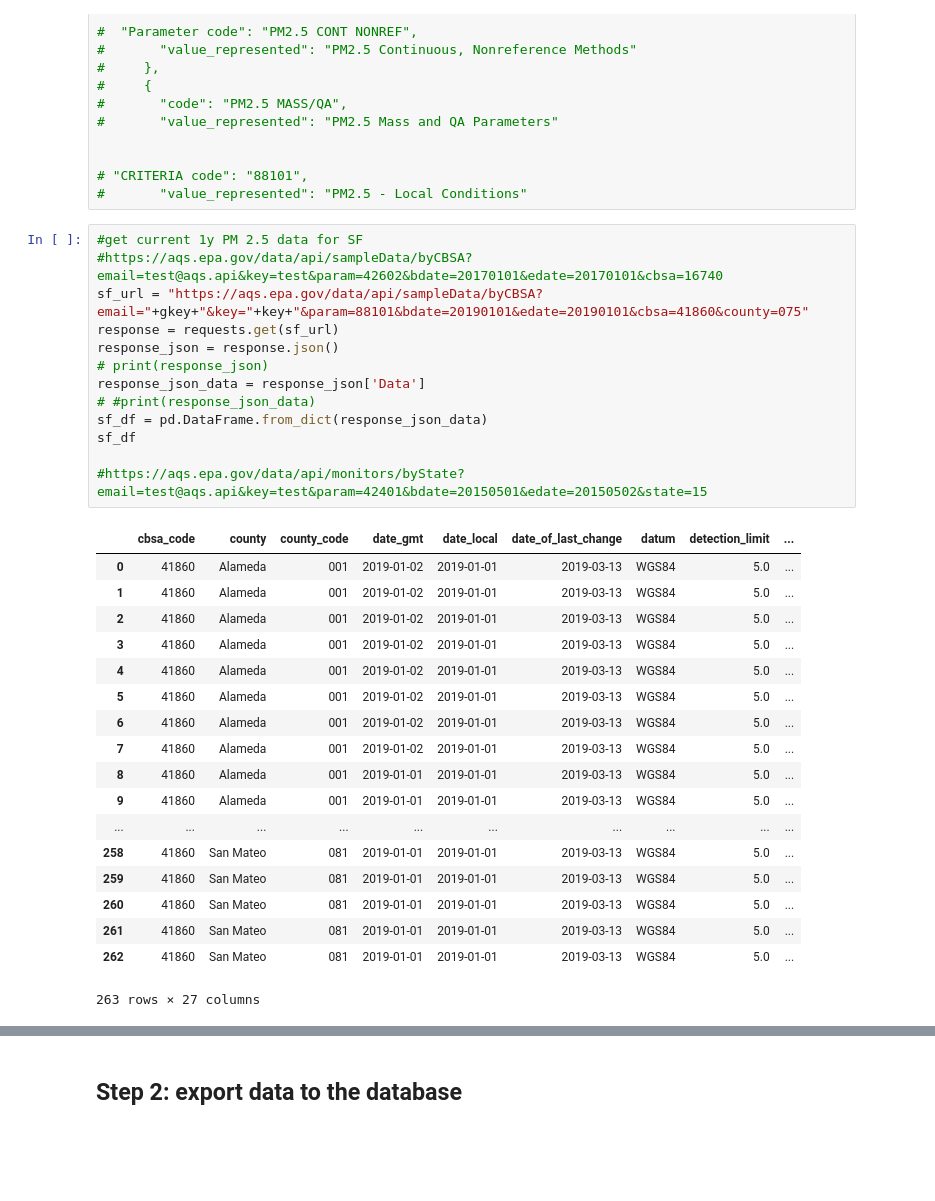
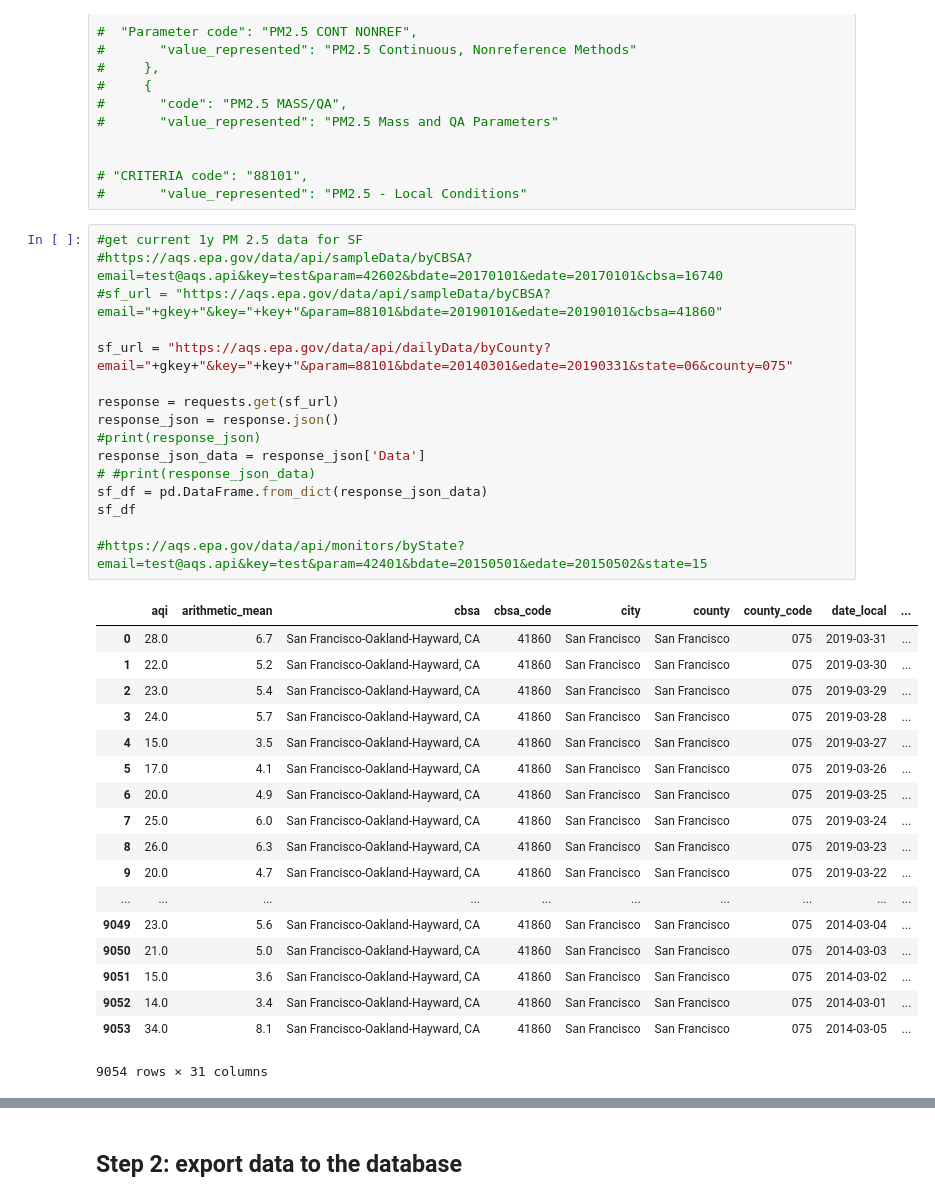
Before and after one commit to chengchenggan/AirQuanlityMonitor, a Jupyter notebook: Air_quantity.ipynb, the cells around one changed output, grey strips where cells are left out. Cells and saved outputs as stored; diff of their text form; blank space fills up the shorter version.

Commit message:
add sf data

```diff
--- a/Air_quantity.ipynb
+++ b/Air_quantity.ipynb
@@ -70,32 +70,35 @@ city_df
 # %%
 #get current 1y PM 2.5 data for SF
 #https://aqs.epa.gov/data/api/sampleData/byCBSA?email=test@aqs.api&key=test&param=42602&bdate=20170101&edate=20170101&cbsa=16740
-sf_url = "https://aqs.epa.gov/data/api/sampleData/byCBSA?email="+gkey+"&key="+key+"&param=88101&bdate=20190101&edate=20190101&cbsa=41860&county=075"
+#sf_url = "https://aqs.epa.gov/data/api/sampleData/byCBSA?email="+gkey+"&key="+key+"&param=88101&bdate=20190101&edate=20190101&cbsa=41860"
+
+sf_url = "https://aqs.epa.gov/data/api/dailyData/byCounty?email="+gkey+"&key="+key+"&param=88101&bdate=20140301&edate=20190331&state=06&county=075"
+
 response = requests.get(sf_url)
 response_json = response.json()
-# print(response_json)
+#print(response_json)
 response_json_data = response_json['Data']
 # #print(response_json_data)
 sf_df = pd.DataFrame.from_dict(response_json_data)
 sf_df
 
 #https://aqs.epa.gov/data/api/monitors/byState?email=test@aqs.api&key=test&param=42401&bdate=20150501&edate=20150502&state=15
 # %% [output]
-|  | cbsa_code | county | county_code | date_gmt | date_local | date_of_last_change | datum | detection_limit | ... |
-| 0 | 41860 | Alameda | 001 | 2019-01-02 | 2019-01-01 | 2019-03-13 | WGS84 | 5.0 | ... |
-| 1 | 41860 | Alameda | 001 | 2019-01-02 | 2019-01-01 | 2019-03-13 | WGS84 | 5.0 | ... |
-| 2 | 41860 | Alameda | 001 | 2019-01-02 | 2019-01-01 | 2019-03-13 | WGS84 | 5.0 | ... |
-| 3 | 41860 | Alameda | 001 | 2019-01-02 | 2019-01-01 | 2019-03-13 | WGS84 | 5.0 | ... |
-| 4 | 41860 | Alameda | 001 | 2019-01-02 | 2019-01-01 | 2019-03-13 | WGS84 | 5.0 | ... |
-| 5 | 41860 | Alameda | 001 | 2019-01-02 | 2019-01-01 | 2019-03-13 | WGS84 | 5.0 | ... |
-| 6 | 41860 | Alameda | 001 | 2019-01-02 | 2019-01-01 | 2019-03-13 | WGS84 | 5.0 | ... |
-| 7 | 41860 | Alameda | 001 | 2019-01-02 | 2019-01-01 | 2019-03-13 | WGS84 | 5.0 | ... |
-| 8 | 41860 | Alameda | 001 | 2019-01-01 | 2019-01-01 | 2019-03-13 | WGS84 | 5.0 | ... |
-| 9 | 41860 | Alameda | 001 | 2019-01-01 | 2019-01-01 | 2019-03-13 | WGS84 | 5.0 | ... |
+|  | aqi | arithmetic_mean | cbsa | cbsa_code | city | county | county_code | date_local | ... |
+| 0 | 28.0 | 6.7 | San Francisco-Oakland-Hayward, CA | 41860 | San Francisco | San Francisco | 075 | 2019-03-31 | ... |
+| 1 | 22.0 | 5.2 | San Francisco-Oakland-Hayward, CA | 41860 | San Francisco | San Francisco | 075 | 2019-03-30 | ... |
+| 2 | 23.0 | 5.4 | San Francisco-Oakland-Hayward, CA | 41860 | San Francisco | San Francisco | 075 | 2019-03-29 | ... |
+| 3 | 24.0 | 5.7 | San Francisco-Oakland-Hayward, CA | 41860 | San Francisco | San Francisco | 075 | 2019-03-28 | ... |
+| 4 | 15.0 | 3.5 | San Francisco-Oakland-Hayward, CA | 41860 | San Francisco | San Francisco | 075 | 2019-03-27 | ... |
+| 5 | 17.0 | 4.1 | San Francisco-Oakland-Hayward, CA | 41860 | San Francisco | San Francisco | 075 | 2019-03-26 | ... |
+| 6 | 20.0 | 4.9 | San Francisco-Oakland-Hayward, CA | 41860 | San Francisco | San Francisco | 075 | 2019-03-25 | ... |
+| 7 | 25.0 | 6.0 | San Francisco-Oakland-Hayward, CA | 41860 | San Francisco | San Francisco | 075 | 2019-03-24 | ... |
+| 8 | 26.0 | 6.3 | San Francisco-Oakland-Hayward, CA | 41860 | San Francisco | San Francisco | 075 | 2019-03-23 | ... |
+| 9 | 20.0 | 4.7 | San Francisco-Oakland-Hayward, CA | 41860 | San Francisco | San Francisco | 075 | 2019-03-22 | ... |
 | ... | ... | ... | ... | ... | ... | ... | ... | ... | ... |
-| 258 | 41860 | San Mateo | 081 | 2019-01-01 | 2019-01-01 | 2019-03-13 | WGS84 | 5.0 | ... |
-| 259 | 41860 | San Mateo | 081 | 2019-01-01 | 2019-01-01 | 2019-03-13 | WGS84 | 5.0 | ... |
-| 260 | 41860 | San Mateo | 081 | 2019-01-01 | 2019-01-01 | 2019-03-13 | WGS84 | 5.0 | ... |
-| 261 | 41860 | San Mateo | 081 | 2019-01-01 | 2019-01-01 | 2019-03-13 | WGS84 | 5.0 | ... |
-| 262 | 41860 | San Mateo | 081 | 2019-01-01 | 2019-01-01 | 2019-03-13 | WGS84 | 5.0 | ... |
+| 9049 | 23.0 | 5.6 | San Francisco-Oakland-Hayward, CA | 41860 | San Francisco | San Francisco | 075 | 2014-03-04 | ... |
+| 9050 | 21.0 | 5.0 | San Francisco-Oakland-Hayward, CA | 41860 | San Francisco | San Francisco | 075 | 2014-03-03 | ... |
+| 9051 | 15.0 | 3.6 | San Francisco-Oakland-Hayward, CA | 41860 | San Francisco | San Francisco | 075 | 2014-03-02 | ... |
+| 9052 | 14.0 | 3.4 | San Francisco-Oakland-Hayward, CA | 41860 | San Francisco | San Francisco | 075 | 2014-03-01 | ... |
+| 9053 | 34.0 | 8.1 | San Francisco-Oakland-Hayward, CA | 41860 | San Francisco | San Francisco | 075 | 2014-03-05 | ... |
-263 rows × 27 columns
+9054 rows × 31 columns
```
Also changed, not shown: parts of 4 cells of this notebook, 2 other files.
